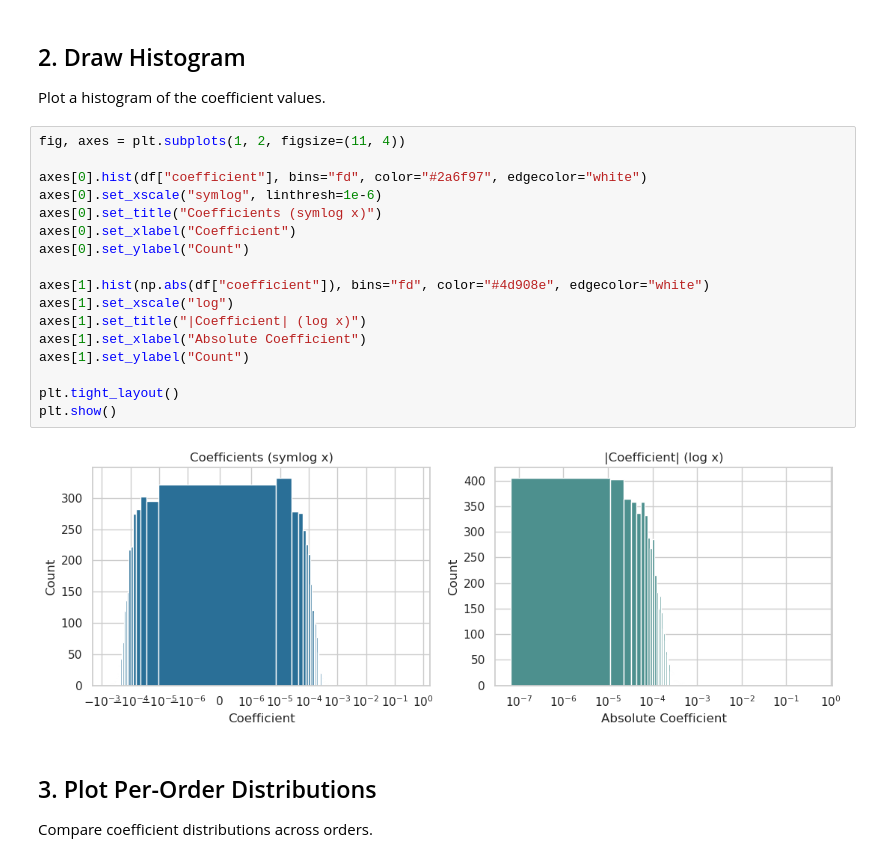
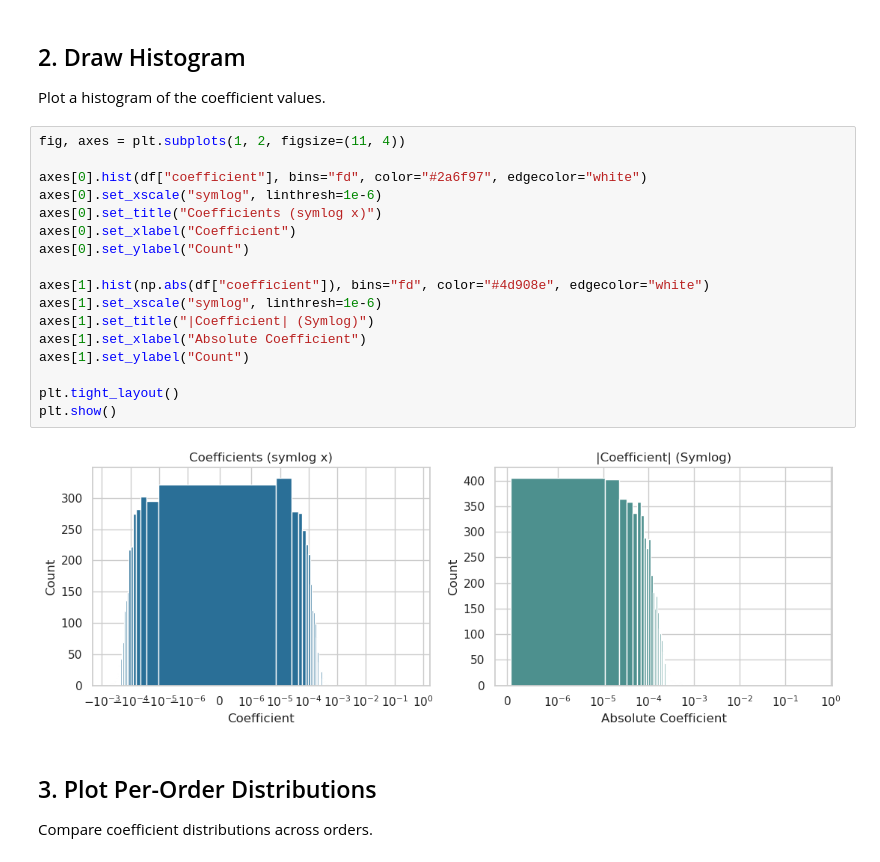
Before and after one commit to PhamNhatQuang207/Walsh-Transform, a Jupyter notebook: statistic/walsh_coefficients_visualization.ipynb, the cells around one changed output. Cells and saved outputs as stored; diff of their text form.

```diff
--- a/statistic/walsh_coefficients_visualization.ipynb
+++ b/statistic/walsh_coefficients_visualization.ipynb
@@ -32,22 +32,22 @@ Plot a histogram of the coefficient values.
 # %%
 fig, axes = plt.subplots(1, 2, figsize=(11, 4))
 
 axes[0].hist(df["coefficient"], bins="fd", color="#2a6f97", edgecolor="white")
 axes[0].set_xscale("symlog", linthresh=1e-6)
 axes[0].set_title("Coefficients (symlog x)")
 axes[0].set_xlabel("Coefficient")
 axes[0].set_ylabel("Count")
 
 axes[1].hist(np.abs(df["coefficient"]), bins="fd", color="#4d908e", edgecolor="white")
-axes[1].set_xscale("log")
-axes[1].set_title("|Coefficient| (log x)")
+axes[1].set_xscale("symlog", linthresh=1e-6)
+axes[1].set_title("|Coefficient| (Symlog)")
 axes[1].set_xlabel("Absolute Coefficient")
 axes[1].set_ylabel("Count")
 
 plt.tight_layout()
 plt.show()
 # %% [output]
-[figure, old version]
+[figure, new version]
 # %% [markdown]
 ## 3. Plot Per-Order Distributions
 
```
Also changed, not shown: parts of 2 cells of this notebook, 2 other files.
